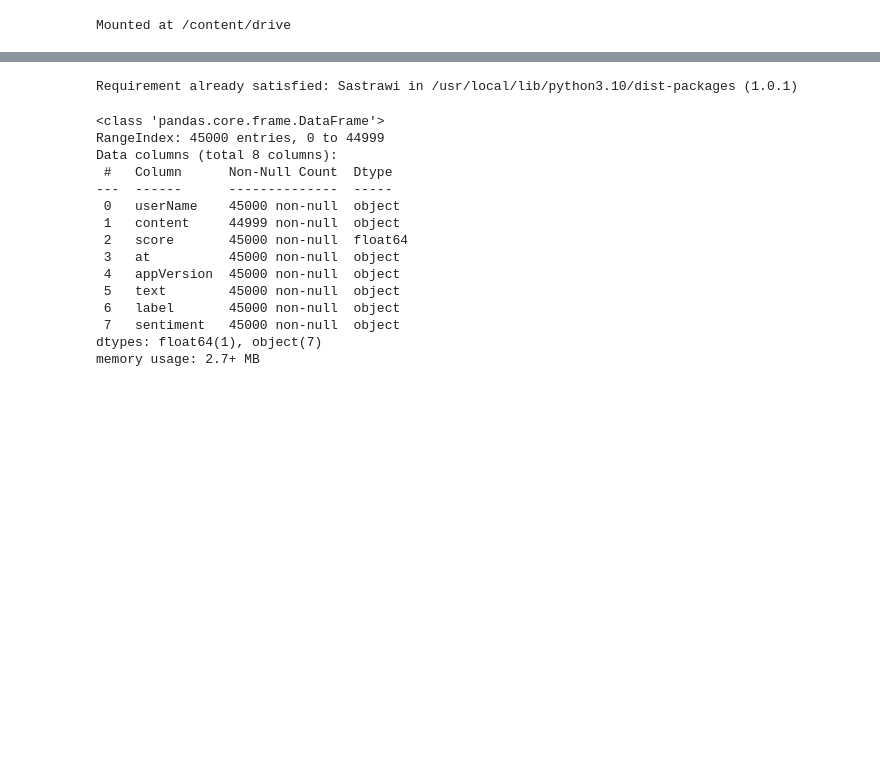
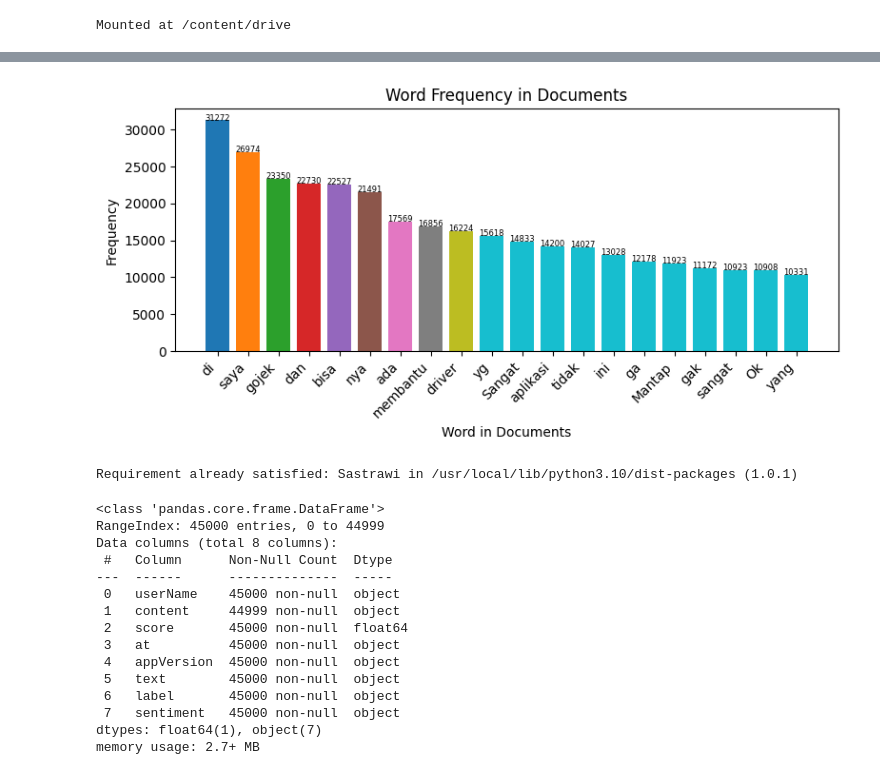
Before and after one commit to alimahatma/AI-Praktikum, a Jupyter notebook: Untitled0.ipynb, the cells around one changed output, grey strips where cells are left out. Saved outputs shown, nothing was run; the diff lists cells and outputs as text; code cells hidden in the pictures; blank space fills up the shorter version.

```diff
--- a/Untitled0.ipynb
+++ b/Untitled0.ipynb
@@ -41,3 +58,40 @@ data.sample(10)
+# %%
+from collections import Counter
+import matplotlib.pyplot as plt
+
+# Memilih kolom 'content' dari dataset
+teks = ' '.join(data['content'].dropna())
+
+# Memisahkan kata-kata dari teks
+kata = teks.split()
+
+# Menghitung frekuensi kata menggunakan Counter
+frekuensi_kata = Counter(kata)
+
+# Mengambil 20 kata paling umum untuk ditampilkan
+kata_umum = [kata for kata, _ in frekuensi_kata.most_common(20)]
+frekuensi_umum = [frekuensi_kata[kata] for kata in kata_umum]
+
+# Warna standar dari palet 'tab10'
+colors = plt.cm.tab10(range(len(kata_umum)))
+
+# Plot grafik frekuensi kata
+plt.figure(figsize=(8, 4))
+bars = plt.bar(kata_umum, frekuensi_umum, color=colors)
+plt.xlabel('Word in Documents')
+plt.ylabel('Frequency')
+plt.title('Word Frequency in Documents')
+plt.xticks(rotation=45, ha='right')
+plt.tight_layout()
+
+# Menambahkan label nilai di atas setiap bar
+for bar, nilai in zip(bars, frekuensi_umum):
+    plt.text(bar.get_x() + bar.get_width() / 2, bar.get_height() - 5, str(nilai), ha='center', color='black', fontsize=6)
+
+plt.savefig('number_of_word.png')
+plt.show()
+# %% [output]
+[figure, added]
 # %%
 !pip install Sastrawi
 # %% [output]
```
Also changed, not shown: parts of 1 cell of this notebook.
